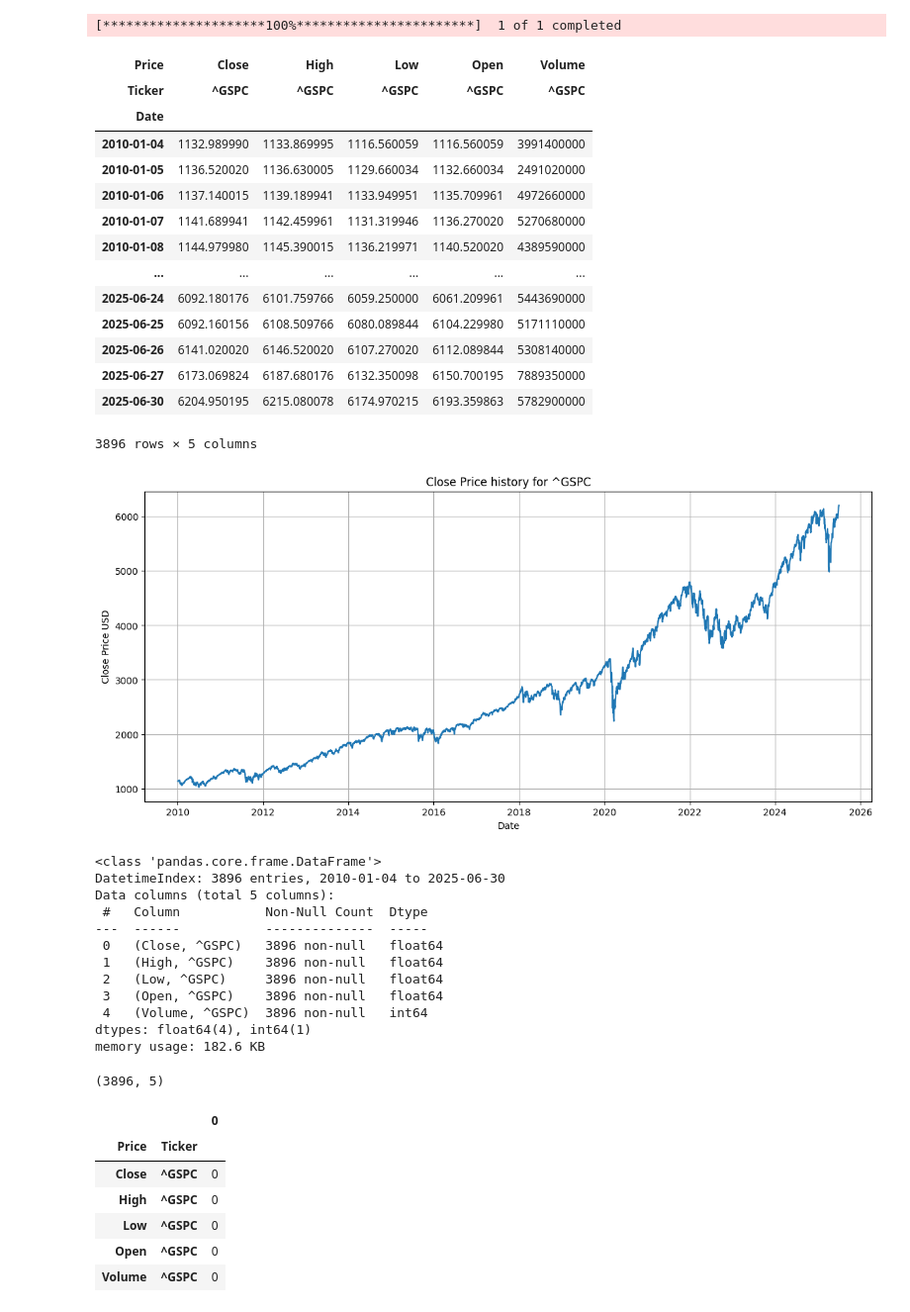
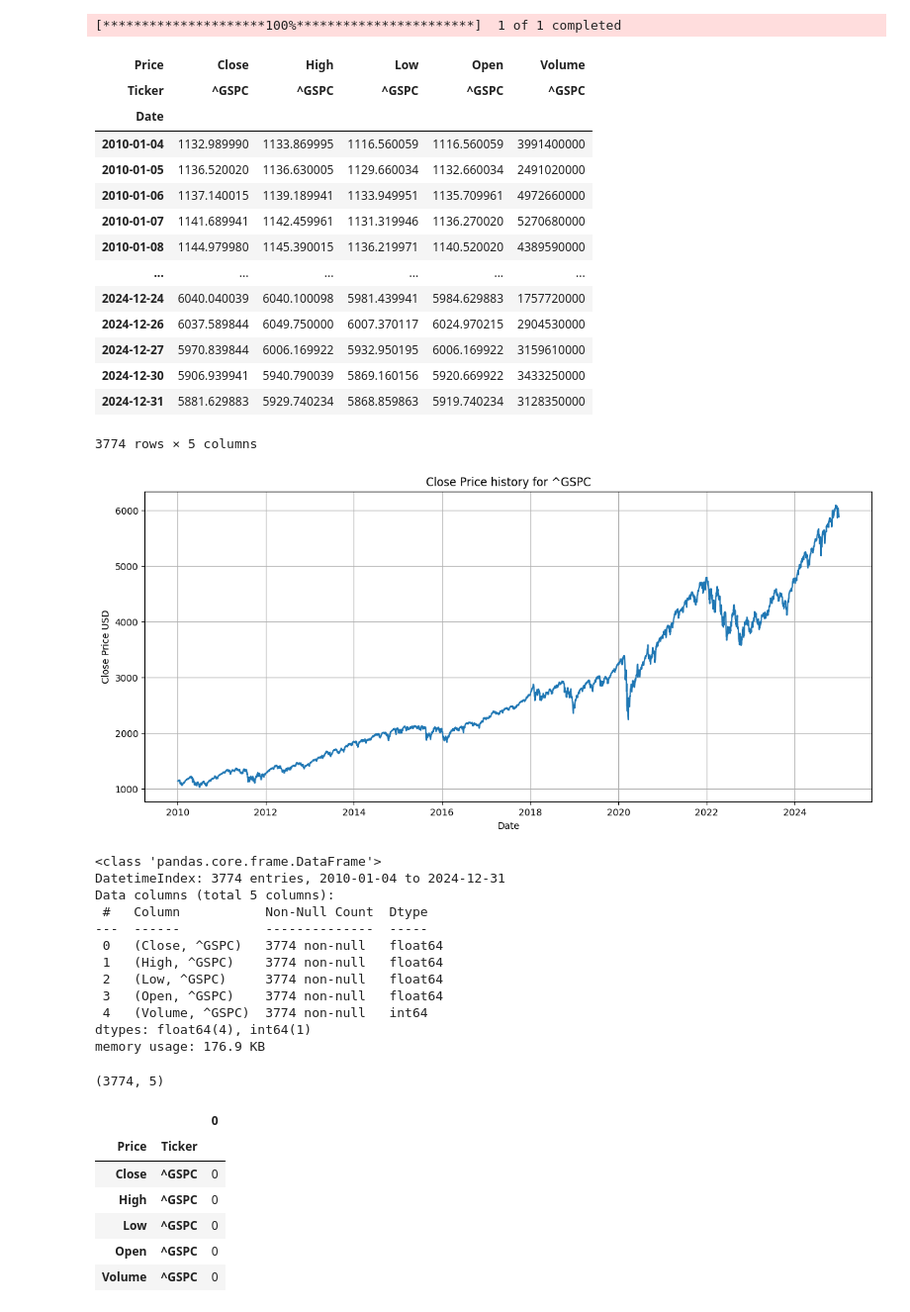
Before and after one commit to Rustydinoco/ML_Learning, a Jupyter notebook: LSTM_S$P_500_Prediction.ipynb, the cells around one changed output. Shown at 99% size. Saved outputs shown, nothing was run; the diff lists cells and outputs as text; code cells hidden in the pictures.

```diff
--- a/LSTM_S$P_500_Prediction.ipynb
+++ b/LSTM_S$P_500_Prediction.ipynb
@@ -14,25 +14,25 @@ from torch.utils.data import DataLoader, TensorDataset
 %matplotlib inline
 # %%
 ticker = "^GSPC"
-df = yf.download(ticker, start="2010-01-01")
+df = yf.download(ticker, start="2010-01-01",end="2025-01-01")
 df
 # %% [output]
 [*********************100%***********************]  1 of 1 completed
 | Price | Close | High | Low | Open | Volume |
 | Ticker | ^GSPC | ^GSPC | ^GSPC | ^GSPC | ^GSPC |
 | Date |  |  |  |  |  |
 | 2010-01-04 | 1132.989990 | 1133.869995 | 1116.560059 | 1116.560059 | 3991400000 |
 | 2010-01-05 | 1136.520020 | 1136.630005 | 1129.660034 | 1132.660034 | 2491020000 |
 | 2010-01-06 | 1137.140015 | 1139.189941 | 1133.949951 | 1135.709961 | 4972660000 |
 | 2010-01-07 | 1141.689941 | 1142.459961 | 1131.319946 | 1136.270020 | 5270680000 |
 | 2010-01-08 | 1144.979980 | 1145.390015 | 1136.219971 | 1140.520020 | 4389590000 |
 | ... | ... | ... | ... | ... | ... |
-| 2025-06-24 | 6092.180176 | 6101.759766 | 6059.250000 | 6061.209961 | 5443690000 |
-| 2025-06-25 | 6092.160156 | 6108.509766 | 6080.089844 | 6104.229980 | 5171110000 |
-| 2025-06-26 | 6141.020020 | 6146.520020 | 6107.270020 | 6112.089844 | 5308140000 |
-| 2025-06-27 | 6173.069824 | 6187.680176 | 6132.350098 | 6150.700195 | 7889350000 |
-| 2025-06-30 | 6204.950195 | 6215.080078 | 6174.970215 | 6193.359863 | 5782900000 |
+| 2024-12-24 | 6040.040039 | 6040.100098 | 5981.439941 | 5984.629883 | 1757720000 |
+| 2024-12-26 | 6037.589844 | 6049.750000 | 6007.370117 | 6024.970215 | 2904530000 |
+| 2024-12-27 | 5970.839844 | 6006.169922 | 5932.950195 | 6006.169922 | 3159610000 |
+| 2024-12-30 | 5906.939941 | 5940.790039 | 5869.160156 | 5920.669922 | 3433250000 |
+| 2024-12-31 | 5881.629883 | 5929.740234 | 5868.859863 | 5919.740234 | 3128350000 |
-3896 rows × 5 columns
+3774 rows × 5 columns
 # %%
 close_price = df["Close"]
 
@@ -44,26 +44,26 @@ plt.ylabel("Close Price USD")
 plt.grid(True)
 plt.show()
 # %% [output]
-[figure, old version]
+[figure, new version]
 # %%
 df.info()
 # %% [output]
 <class 'pandas.core.frame.DataFrame'>
-DatetimeIndex: 3896 entries, 2010-01-04 to 2025-06-30
+DatetimeIndex: 3774 entries, 2010-01-04 to 2024-12-31
 Data columns (total 5 columns):
  #   Column           Non-Null Count  Dtype
 ---  ------           --------------  -----
- 0   (Close, ^GSPC)   3896 non-null   float64
- 1   (High, ^GSPC)    3896 non-null   float64
- 2   (Low, ^GSPC)     3896 non-null   float64
- 3   (Open, ^GSPC)    3896 non-null   float64
- 4   (Volume, ^GSPC)  3896 non-null   int64
+ 0   (Close, ^GSPC)   3774 non-null   float64
+ 1   (High, ^GSPC)    3774 non-null   float64
+ 2   (Low, ^GSPC)     3774 non-null   float64
+ 3   (Open, ^GSPC)    3774 non-null   float64
+ 4   (Volume, ^GSPC)  3774 non-null   int64
 dtypes: float64(4), int64(1)
-memory usage: 182.6 KB
+memory usage: 176.9 KB
 # %%
 df.shape
 # %% [output]
-(3896, 5)
+(3774, 5)
 # %%
 df.isnull().sum()
 # %% [output]
```
Also changed, not shown: parts of 9 cells of this notebook.
